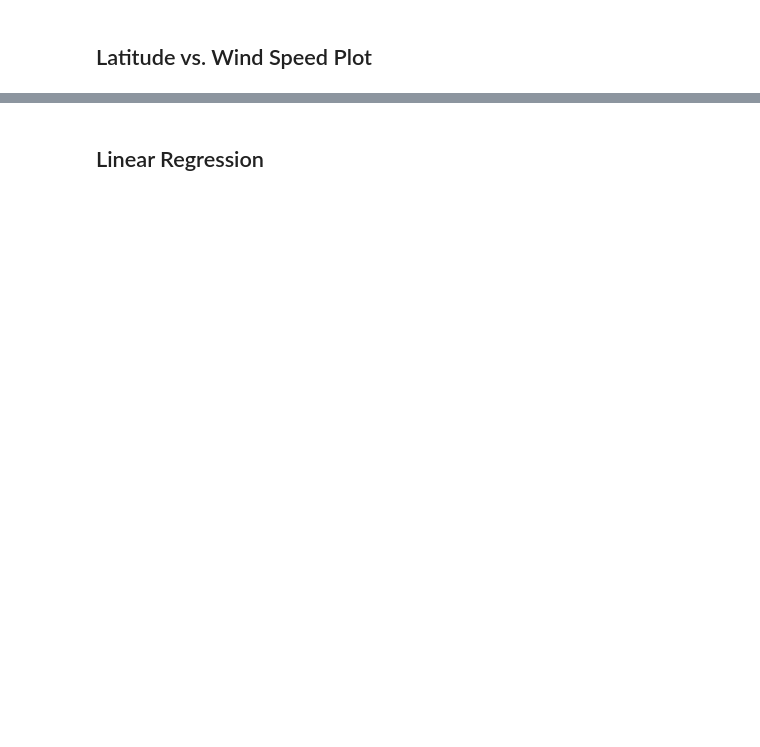
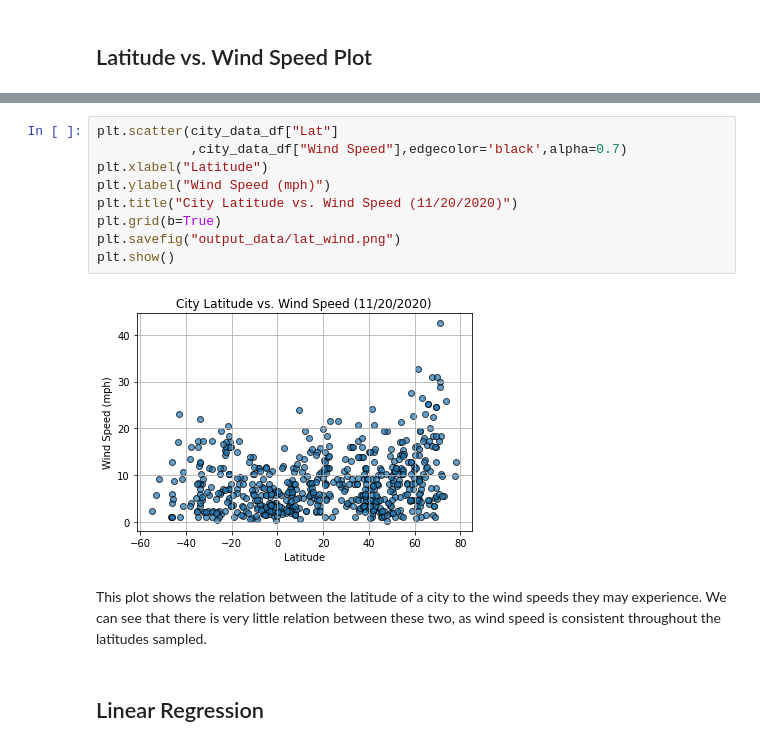
Before and after one commit to leonardz17/Python_API_Challenge, a Jupyter notebook: WeatherPy/WeatherPy-Working.ipynb, the cells around one changed output, grey strips where cells are left out. Saved outputs shown, nothing was run; the diff lists cells and outputs as text; blank space fills up the shorter version.

```diff
--- a/WeatherPy/WeatherPy-Working.ipynb
+++ b/WeatherPy/WeatherPy-Working.ipynb
@@ -206,2 +232,15 @@ Int64Index([], dtype='int64')
+# %%
+plt.scatter(city_data_df["Lat"]
+            ,city_data_df["Wind Speed"],edgecolor='black',alpha=0.7)
+plt.xlabel("Latitude")
+plt.ylabel("Wind Speed (mph)")
+plt.title("City Latitude vs. Wind Speed (11/20/2020)")
+plt.grid(b=True)
+plt.savefig("output_data/lat_wind.png")
+plt.show()
+# %% [output]
+[figure, added]
+# %% [markdown]
+This plot shows the relation between the latitude of a city to the wind speeds they may experience. We can see that there is very little relation between these two, as wind speed is consistent throughout the latitudes sampled.
 # %% [markdown]
 ## Linear Regression
```
Also changed, not shown: parts of 39 cells of this notebook, 12 other files.
